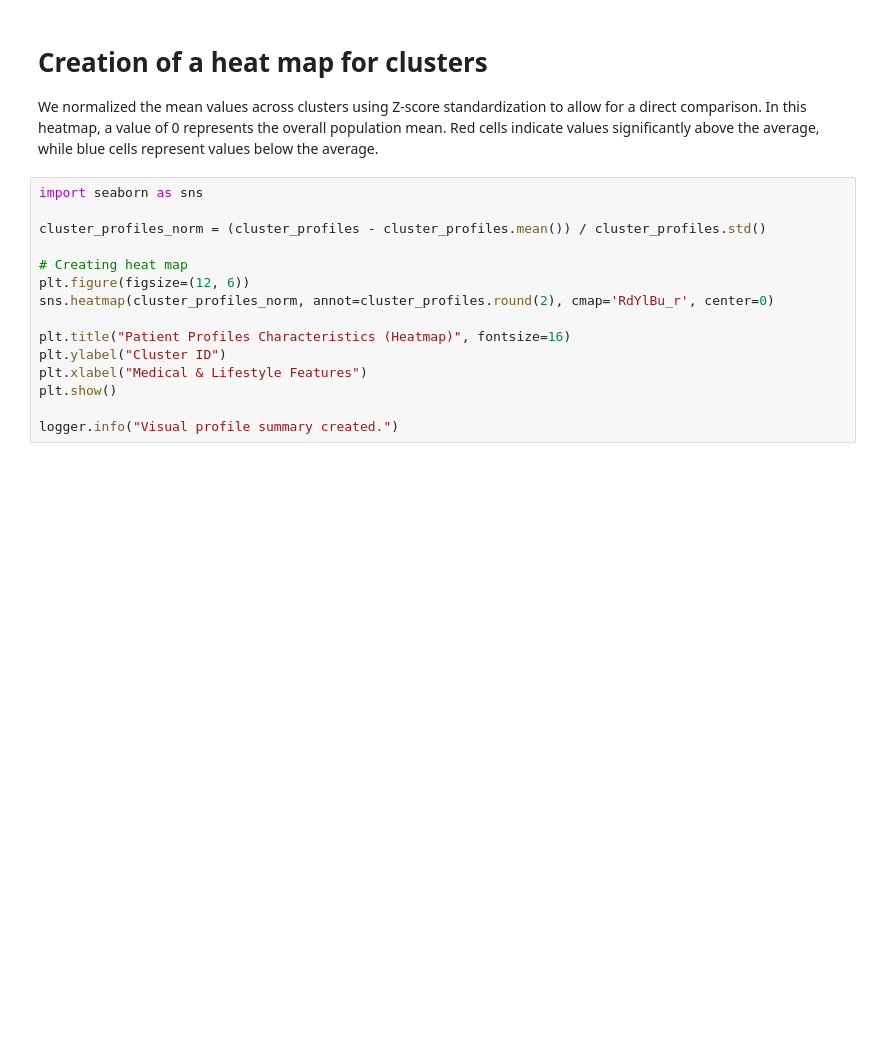
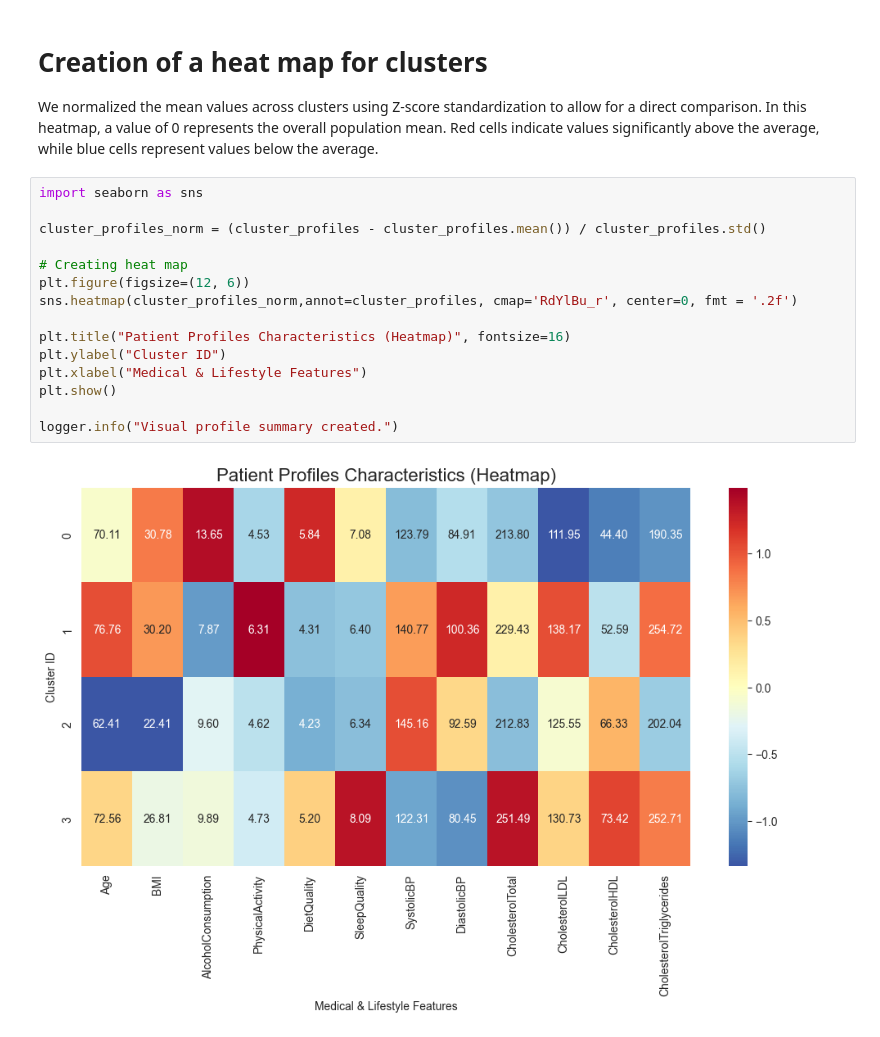
Before and after one commit to HillelAlon/Parkinson-Disease-Data-Analysis-and-Profiles-Classification, a Jupyter notebook: clusteringTA/PCA_notebook.ipynb, the cells around one changed output. Saved outputs shown, nothing was run; the diff lists cells and outputs as text; blank space fills up the shorter version.

```diff
--- a/clusteringTA/PCA_notebook.ipynb
+++ b/clusteringTA/PCA_notebook.ipynb
@@ -309,15 +309,17 @@ We normalized the mean values across clusters using Z-score standardization to a
 # %%
 import seaborn as sns
 
 cluster_profiles_norm = (cluster_profiles - cluster_profiles.mean()) / cluster_profiles.std()
 
 # Creating heat map
 plt.figure(figsize=(12, 6))
-sns.heatmap(cluster_profiles_norm, annot=cluster_profiles.round(2), cmap='RdYlBu_r', center=0)
+sns.heatmap(cluster_profiles_norm,annot=cluster_profiles, cmap='RdYlBu_r', center=0, fmt = '.2f')
 
 plt.title("Patient Profiles Characteristics (Heatmap)", fontsize=16)
 plt.ylabel("Cluster ID")
 plt.xlabel("Medical & Lifestyle Features")
 plt.show()
 
 logger.info("Visual profile summary created.")
+# %% [output]
+[figure, added]
```
Also changed, not shown: parts of 14 cells of this notebook.
